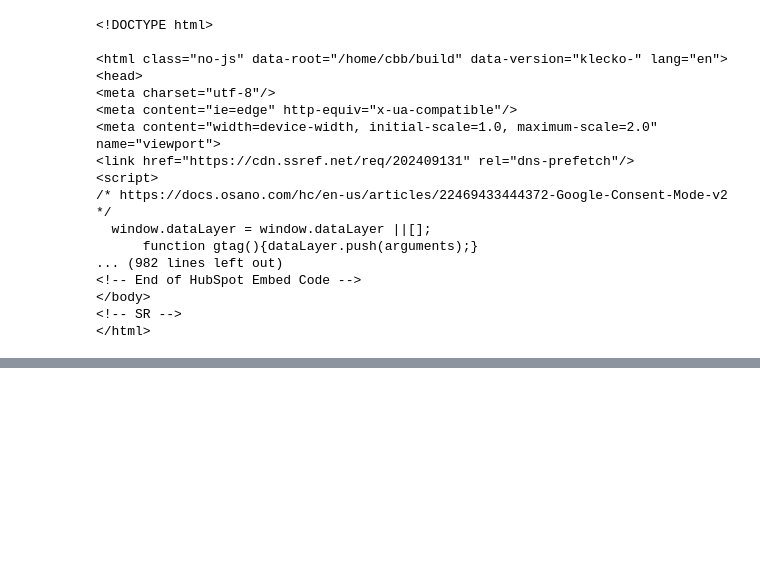
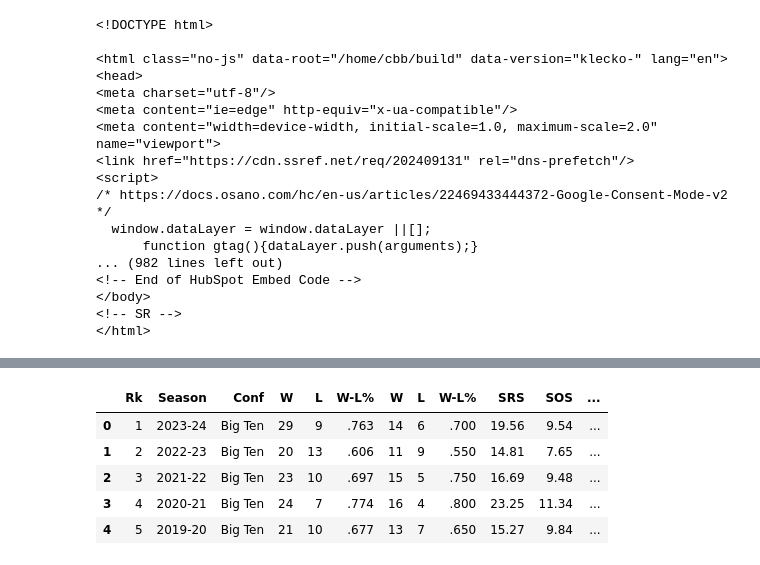
Before and after one commit to isaac-turk/DataDiveFa24, a Jupyter notebook: Brad-Season-Records-Scrape.ipynb, the cells around one changed output, grey strips where cells are left out. Drawn from its saved outputs; the diff is of its cells as text; code cells hidden in the pictures; blank space fills up the shorter version.

Commit message:
Made the Brad Season Results csv

```diff
--- a/Brad-Season-Records-Scrape.ipynb
+++ b/Brad-Season-Records-Scrape.ipynb
@@ -30,0 +60,3 @@ soup
+# %%
+df = pd.DataFrame(columns=titles)
+df
@@ -30,0 +65,3 @@ soup
+# %%
+body = table.find('tbody')
+print(body)
@@ -30,0 +86,3 @@ soup
+# %%
+rows = body.find_all('tr')
+print(rows)
@@ -30,0 +107,17 @@ soup
+# %%
+i = 0
+for row in rows:
+    if i < 5:
+        header = row.find_all('th')
+        data = row.find_all('td')
+
+        full_row = [th.get_text(strip=True) for th in header]
+        full_row.extend([td.get_text(strip=True) for td in data])
+        print(full_row)
+
+        length = len(df)
+        df.loc[length] = full_row
+    else:
+        break
+
+    i+=1
@@ -30,0 +130,9 @@ soup
+# %%
+df
+# %% [output]
+|  | Rk | Season | Conf | W | L | W-L% | W | L | W-L% | SRS | SOS | ... |
+| 0 | 1 | 2023-24 | Big Ten | 29 | 9 | .763 | 14 | 6 | .700 | 19.56 | 9.54 | ... |
+| 1 | 2 | 2022-23 | Big Ten | 20 | 13 | .606 | 11 | 9 | .550 | 14.81 | 7.65 | ... |
+| 2 | 3 | 2021-22 | Big Ten | 23 | 10 | .697 | 15 | 5 | .750 | 16.69 | 9.48 | ... |
+| 3 | 4 | 2020-21 | Big Ten | 24 | 7 | .774 | 16 | 4 | .800 | 23.25 | 11.34 | ... |
+| 4 | 5 | 2019-20 | Big Ten | 21 | 10 | .677 | 13 | 7 | .650 | 15.27 | 9.84 | ... |
```
Also changed, not shown: parts of 9 cells of this notebook, 3 other files.
